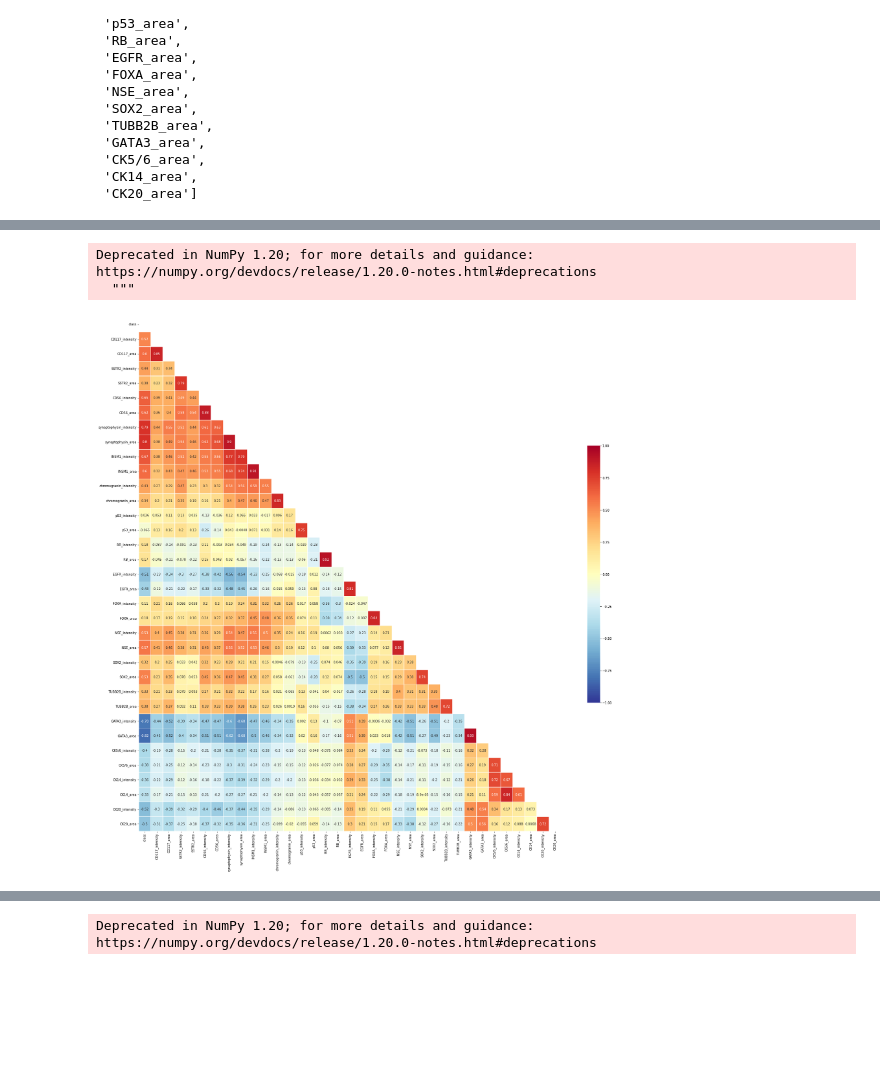
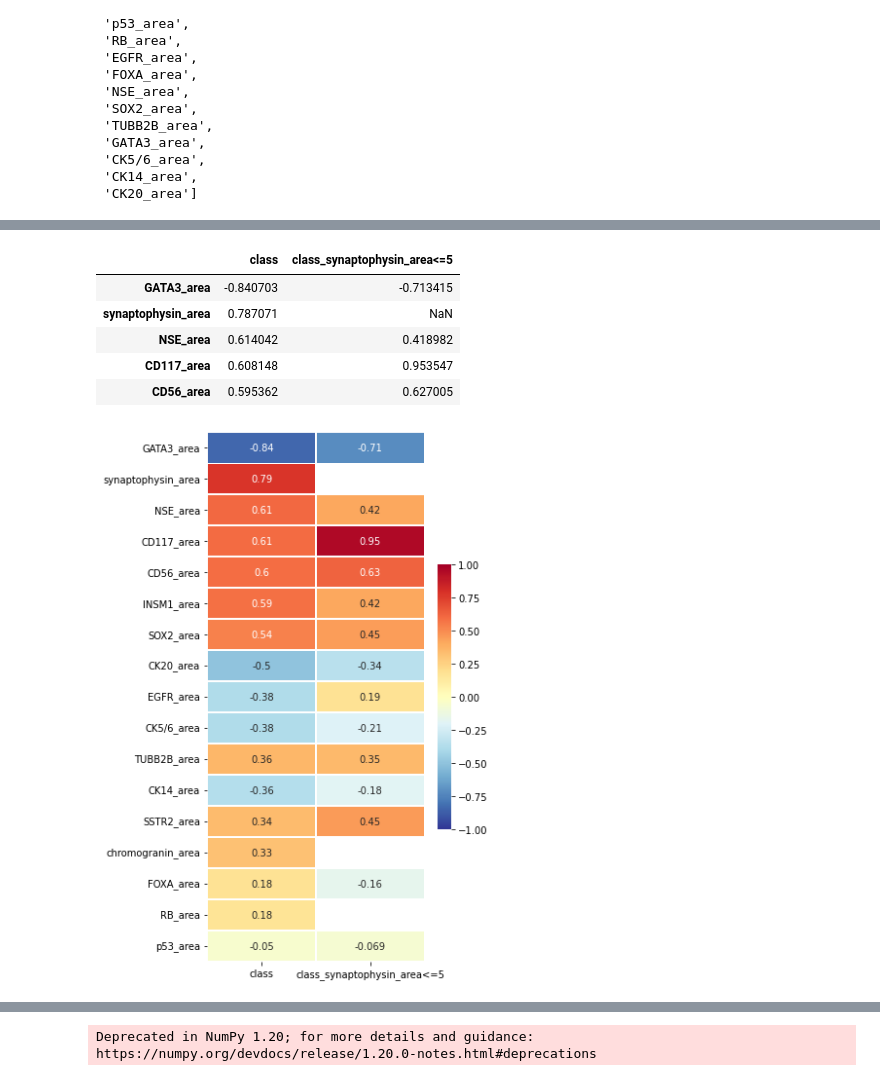
Before and after one commit to gowun/bio, a Jupyter notebook: final_editby_gowunjeong.ipynb, the cells around one changed output, grey strips where cells are left out. Saved outputs shown, nothing was run; the diff lists cells and outputs as text; code cells hidden in the pictures; blank space fills up the shorter version.

```diff
--- a/final_editby_gowunjeong.ipynb
+++ b/final_editby_gowunjeong.ipynb
@@ -162,0 +160,9 @@ area_corr = df[area_cols].corr()
+# %%
+X = df.drop(columns=['class'])
+y = df['class']
+
+random = 1234
+X_train, X_test, y_train, y_test = train_test_split(np.arange(len(df)), y, test_size=0.3, random_state=random)
+
+area_corr = df[area_cols].iloc[X_train].corr()
+corr = df.drop(['class'], 1).iloc[X_train].corr()
@@ -162,0 +194,4 @@ area_corr = df[area_cols].corr()
+# %%
+sorted_cols = list(map(lambda x: x[0], pairs))
+area_corr = df[sorted_cols].iloc[X_train].corr()
+area_corr
@@ -162,0 +216,5 @@ area_corr = df[area_cols].corr()
+# %%
+tmp = df[sorted_cols].iloc[X_train]
+tmp.columns = ['class_left'] + tmp.columns.to_list()[1:]
+area_corr1 = tmp.loc[tmp['synaptophysin_area'] <= 5].corr()
+area_corr1
@@ -162,0 +239,5 @@ area_corr = df[area_cols].corr()
+# %%
+merged = pd.concat([area_corr[['class']], area_corr1['class_left']], 1)
+merged = merged.drop(['class', 'class_left'])
+merged.columns = ['class', 'class_synaptophysin_area<=5']
+merged
@@ -163,21 +263,26 @@ area_corr = df[area_cols].corr()
+# %%
+merged_small = merged.loc[merged['class'].abs() > 0.593]
+merged_small
+# %% [output]
+|  | class | class_synaptophysin_area<=5 |
+| GATA3_area | -0.840703 | -0.713415 |
+| synaptophysin_area | 0.787071 | NaN |
+| NSE_area | 0.614042 | 0.418982 |
+| CD117_area | 0.608148 | 0.953547 |
+| CD56_area | 0.595362 | 0.627005 |
 # %%
 import matplotlib.pyplot as plt
 import seaborn as sns
 
-fig, ax = plt.subplots( figsize=(30,30) )
-mask = np.zeros_like(corr, dtype=np.bool)
-mask[np.triu_indices_from(mask)] = True
-
-sns.heatmap(corr,
+fig, ax = plt.subplots( figsize=(5, 10) )
+sns.heatmap(merged,
             cmap = 'RdYlBu_r',
             annot = True,   # 실제 값을 표시한다
-            mask=mask,      # 표시하지 않을 마스크 부분을 지정한다
+            #mask=mask,      # 표시하지 않을 마스크 부분을 지정한다
             linewidths=.5,  # 경계면 실선으로 구분하기
             cbar_kws={"shrink": .5},# 컬러바 크기 절반으로 줄이기
-            vmin = -1,vmax = 1   # 컬러바 범위 -1 ~ 1
+            vmin=-1, vmax=1   # 컬러바 범위 -1 ~ 1
            )
 plt.show()
 # %% [output]
-Deprecated in NumPy 1.20; for more details and guidance: https://numpy.org/devdocs/release/1.20.0-notes.html#deprecations
-  """
-[figure, old version]
+[figure, new version]
```
Also changed, not shown: parts of 10 cells of this notebook.
